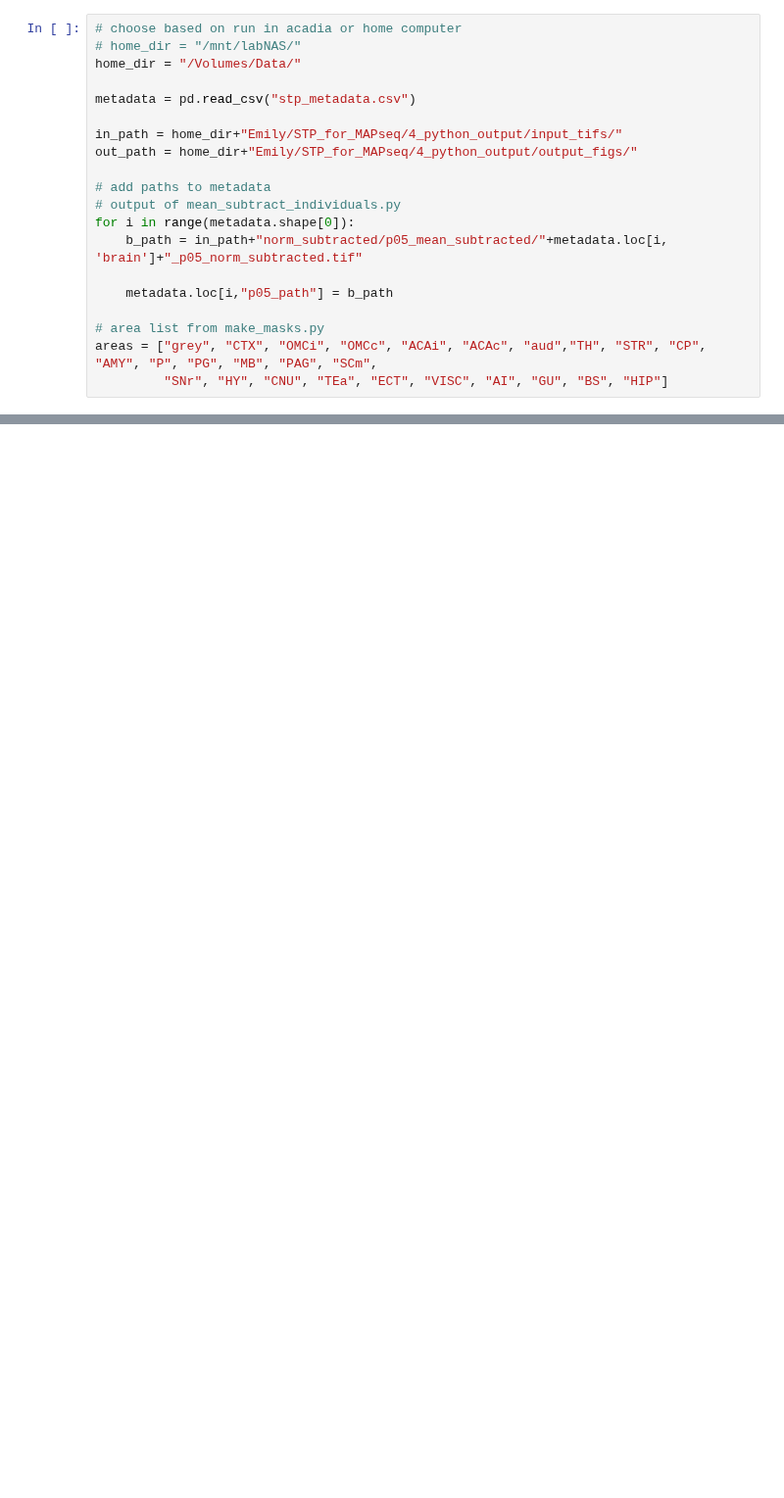
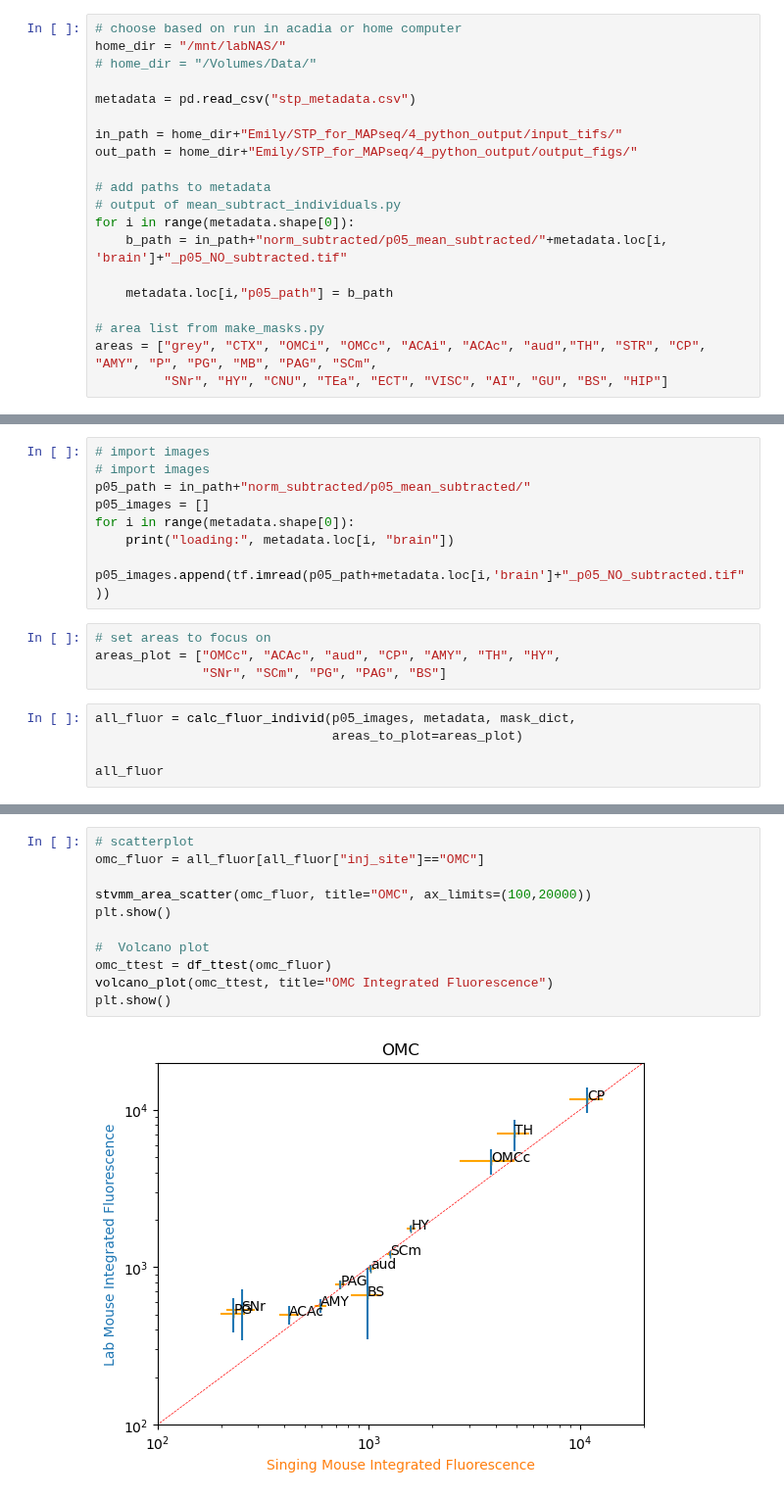
Before and after one commit to eisko/STP_analysis, a Jupyter notebook: quant_fluor_individ_2.ipynb, the cells around one changed output, grey strips where cells are left out. Shown at 98% size. Saved outputs shown, nothing was run; the diff lists cells and outputs as text; blank space fills up the shorter version.

```diff
--- a/quant_fluor_individ_2.ipynb
+++ b/quant_fluor_individ_2.ipynb
@@ -19,7 +22,7 @@ from STP_processing import *
 # %%
 # choose based on run in acadia or home computer
-# home_dir = "/mnt/labNAS/"
-home_dir = "/Volumes/Data/"
+home_dir = "/mnt/labNAS/"
+# home_dir = "/Volumes/Data/"
 
 metadata = pd.read_csv("stp_metadata.csv")
 
@@ -29,7 +32,7 @@ out_path = home_dir+"Emily/STP_for_MAPseq/4_python_output/output_figs/"
 # add paths to metadata
 # output of mean_subtract_individuals.py
 for i in range(metadata.shape[0]):
-    b_path = in_path+"norm_subtracted/p05_mean_subtracted/"+metadata.loc[i, 'brain']+"_p05_norm_subtracted.tif"
+    b_path = in_path+"norm_subtracted/p05_mean_subtracted/"+metadata.loc[i, 'brain']+"_p05_NO_subtracted.tif"
 
     metadata.loc[i,"p05_path"] = b_path
 
@@ -38,0 +82,17 @@ areas = ["grey", "CTX", "OMCi", "OMCc", "ACAi", "ACAc", "aud","TH", "STR", "CP",
+# %%
+# import images
+# import images
+p05_path = in_path+"norm_subtracted/p05_mean_subtracted/"
+p05_images = []
+for i in range(metadata.shape[0]):
+    print("loading:", metadata.loc[i, "brain"])
+    p05_images.append(tf.imread(p05_path+metadata.loc[i,'brain']+"_p05_NO_subtracted.tif"))
+# %%
+# set areas to focus on
+areas_plot = ["OMCc", "ACAc", "aud", "CP", "AMY", "TH", "HY",
+              "SNr", "SCm", "PG", "PAG", "BS"]
+# %%
+all_fluor = calc_fluor_individ(p05_images, metadata, mask_dict,
+                               areas_to_plot=areas_plot)
+
+all_fluor
@@ -38,0 +118,13 @@ areas = ["grey", "CTX", "OMCi", "OMCc", "ACAi", "ACAc", "aud","TH", "STR", "CP",
+# %%
+# scatterplot
+omc_fluor = all_fluor[all_fluor["inj_site"]=="OMC"]
+
+stvmm_area_scatter(omc_fluor, title="OMC", ax_limits=(100,20000))
+plt.show()
+
+#  Volcano plot
+omc_ttest = df_ttest(omc_fluor)
+volcano_plot(omc_ttest, title="OMC Integrated Fluorescence")
+plt.show()
+# %% [output]
+[figure, added]
```
Also changed, not shown: parts of 18 cells of this notebook, 3 other files.
